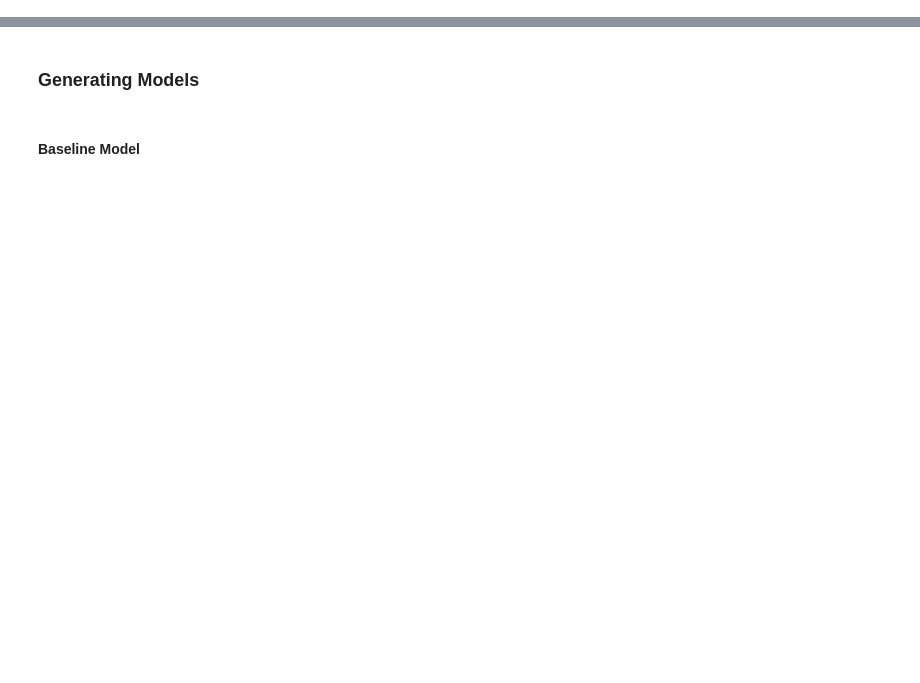
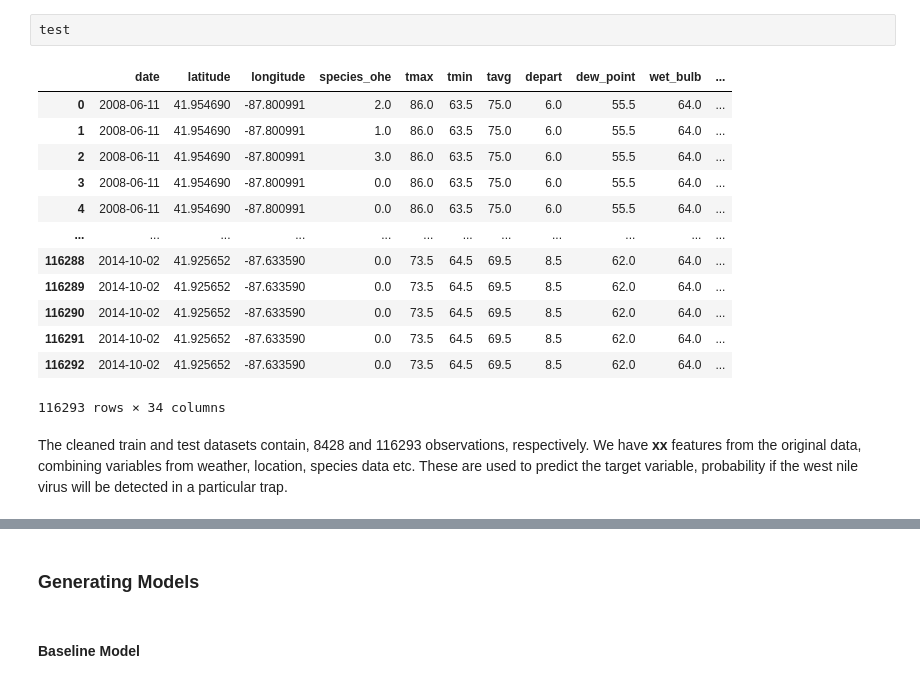
Before and after one commit to SiddharthPatel45/west-nile-virus, a Jupyter notebook: code/Part 2 - Modelling and Evaluation.ipynb, the cells around one changed output, grey strips where cells are left out. Saved outputs shown, nothing was run; the diff lists cells and outputs as text; blank space fills up the shorter version.

```diff
--- a/code/Part 2 - Modelling and Evaluation.ipynb
+++ b/code/Part 2 - Modelling and Evaluation.ipynb
@@ -29,0 +107,18 @@ Evaluation
+# %%
+test
+# %% [output]
+|  | date | latitude | longitude | species_ohe | tmax | tmin | tavg | depart | dew_point | wet_bulb | ... |
+| 0 | 2008-06-11 | 41.954690 | -87.800991 | 2.0 | 86.0 | 63.5 | 75.0 | 6.0 | 55.5 | 64.0 | ... |
+| 1 | 2008-06-11 | 41.954690 | -87.800991 | 1.0 | 86.0 | 63.5 | 75.0 | 6.0 | 55.5 | 64.0 | ... |
+| 2 | 2008-06-11 | 41.954690 | -87.800991 | 3.0 | 86.0 | 63.5 | 75.0 | 6.0 | 55.5 | 64.0 | ... |
+| 3 | 2008-06-11 | 41.954690 | -87.800991 | 0.0 | 86.0 | 63.5 | 75.0 | 6.0 | 55.5 | 64.0 | ... |
+| 4 | 2008-06-11 | 41.954690 | -87.800991 | 0.0 | 86.0 | 63.5 | 75.0 | 6.0 | 55.5 | 64.0 | ... |
+| ... | ... | ... | ... | ... | ... | ... | ... | ... | ... | ... | ... |
+| 116288 | 2014-10-02 | 41.925652 | -87.633590 | 0.0 | 73.5 | 64.5 | 69.5 | 8.5 | 62.0 | 64.0 | ... |
+| 116289 | 2014-10-02 | 41.925652 | -87.633590 | 0.0 | 73.5 | 64.5 | 69.5 | 8.5 | 62.0 | 64.0 | ... |
+| 116290 | 2014-10-02 | 41.925652 | -87.633590 | 0.0 | 73.5 | 64.5 | 69.5 | 8.5 | 62.0 | 64.0 | ... |
+| 116291 | 2014-10-02 | 41.925652 | -87.633590 | 0.0 | 73.5 | 64.5 | 69.5 | 8.5 | 62.0 | 64.0 | ... |
+| 116292 | 2014-10-02 | 41.925652 | -87.633590 | 0.0 | 73.5 | 64.5 | 69.5 | 8.5 | 62.0 | 64.0 | ... |
+116293 rows × 34 columns
+# %% [markdown]
+The cleaned train and test datasets contain, 8428 and 116293 observations, respectively. We have **xx** features from the original data, combining variables from weather, location, species data etc. These are used to predict the target variable, probability if the west nile virus will be detected in a particular trap.
```
Also changed, not shown: parts of 25 cells of this notebook.
